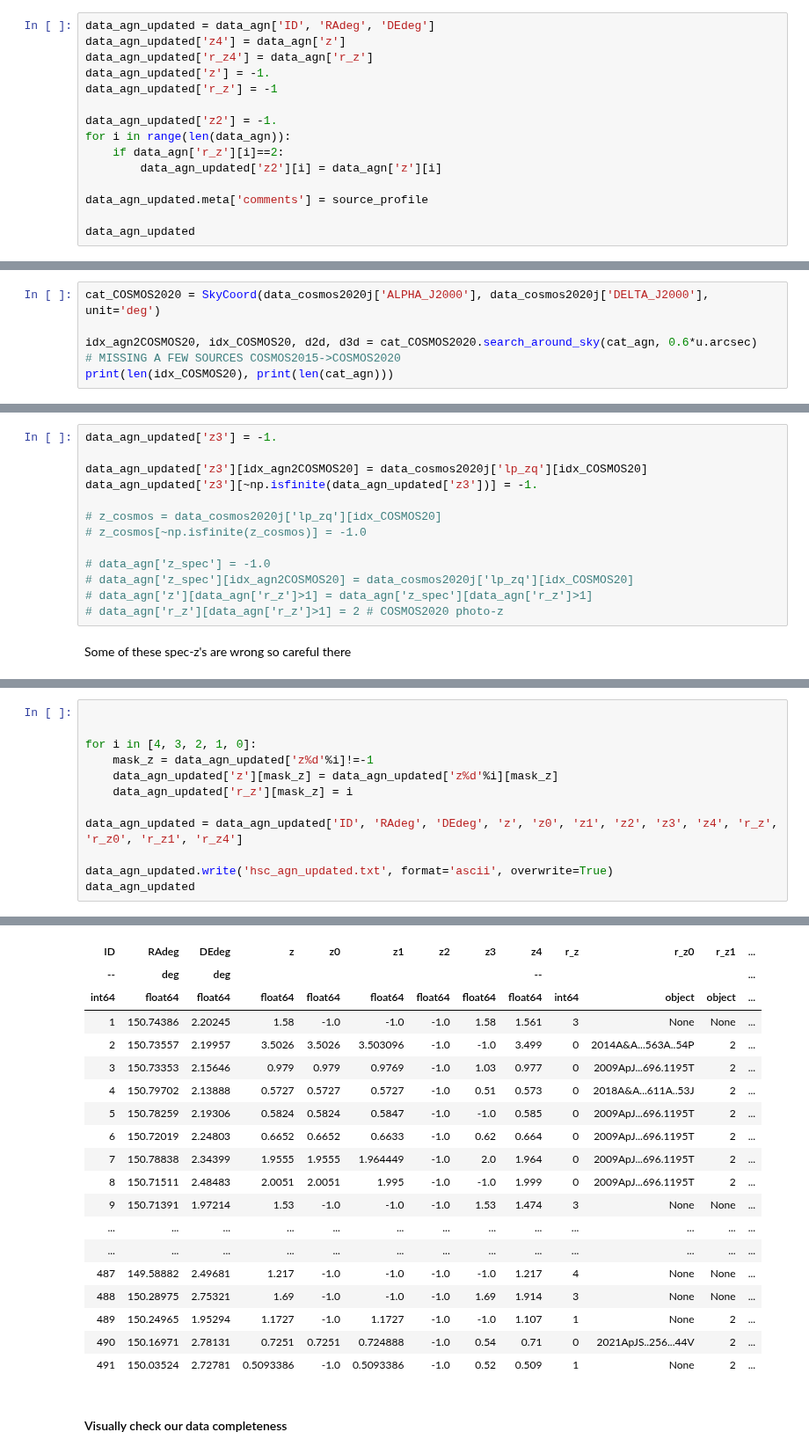
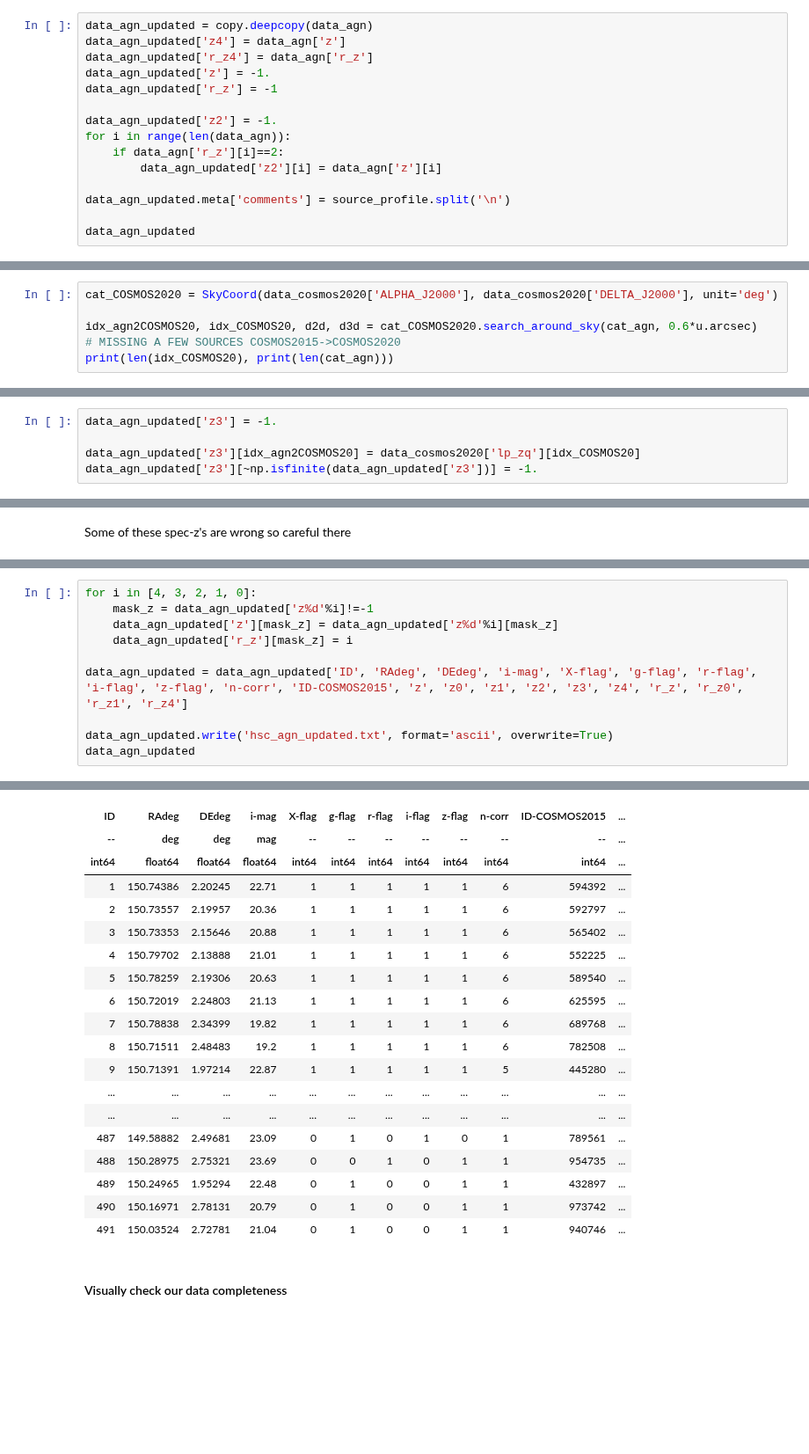
Before and after one commit to Chisen-Lupus/dwarf_agn_cosmos, a Jupyter notebook: hsc-ssp_specz.ipynb, the cells around one changed output, grey strips where cells are left out. Shown at 88% size. Drawn from its saved outputs; the diff is of its cells as text; blank space fills up the shorter version.

```diff
--- a/hsc-ssp_specz.ipynb
+++ b/hsc-ssp_specz.ipynb
@@ -77,7 +79,7 @@ with open('source_profile.txt', 'w') as f:
 Prepare the updated table by copying and adding extra columns
 Only keep DRIMOS (r_z=2) since r_z=1 is DR2 and r_z=3&1 is phot-z
 # %%
-data_agn_updated = data_agn['ID', 'RAdeg', 'DEdeg']
+data_agn_updated = copy.deepcopy(data_agn)
 data_agn_updated['z4'] = data_agn['z']
 data_agn_updated['r_z4'] = data_agn['r_z']
 data_agn_updated['z'] = -1.
@@ -88,7 +90,7 @@ for i in range(len(data_agn)):
     if data_agn['r_z'][i]==2:
         data_agn_updated['z2'][i] = data_agn['z'][i]
 
-data_agn_updated.meta['comments'] = source_profile
+data_agn_updated.meta['comments'] = source_profile.split('\n')
 
 data_agn_updated
 # %% [output]
@@ -351,7 +304,7 @@ data_cosmos2020j = table.join(data_cosmos2020, data_chandra, keys=['ID_CHANDRA']
 # %% [markdown]
 Actually do the matching to COSMOS2020
 # %%
-cat_COSMOS2020 = SkyCoord(data_cosmos2020j['ALPHA_J2000'], data_cosmos2020j['DELTA_J2000'], unit='deg')
+cat_COSMOS2020 = SkyCoord(data_cosmos2020['ALPHA_J2000'], data_cosmos2020['DELTA_J2000'], unit='deg')
 
 idx_agn2COSMOS20, idx_COSMOS20, d2d, d3d = cat_COSMOS2020.search_around_sky(cat_agn, 0.6*u.arcsec)
 # MISSING A FEW SOURCES COSMOS2015->COSMOS2020
@@ -394,3 +317,8 @@ data_cosmos2020j['CHANDRA_FLUXERR'] = np.ma.masked_array(data_cosmos2020j['CHAND
+# %%
+data_agn_updated['z3'] = -1.
+
+data_agn_updated['z3'][idx_agn2COSMOS20] = data_cosmos2020['lp_zq'][idx_COSMOS20]
+data_agn_updated['z3'][~np.isfinite(data_agn_updated['z3'])] = -1.
 # %% [markdown]
 ### Photo-z comparison
 
@@ -421,19 +349,6 @@ fig.tight_layout()
 fig.savefig('photoz.pdf', dpi=300)
 # %% [output]
 [figure]
-# %%
-data_agn_updated['z3'] = -1.
-
-data_agn_updated['z3'][idx_agn2COSMOS20] = data_cosmos2020j['lp_zq'][idx_COSMOS20]
-data_agn_updated['z3'][~np.isfinite(data_agn_updated['z3'])] = -1.
-
-# z_cosmos = data_cosmos2020j['lp_zq'][idx_COSMOS20]
-# z_cosmos[~np.isfinite(z_cosmos)] = -1.0
-
-# data_agn['z_spec'] = -1.0
-# data_agn['z_spec'][idx_agn2COSMOS20] = data_cosmos2020j['lp_zq'][idx_COSMOS20]
-# data_agn['z'][data_agn['r_z']>1] = data_agn['z_spec'][data_agn['r_z']>1]
-# data_agn['r_z'][data_agn['r_z']>1] = 2 # COSMOS2020 photo-z
 # %% [markdown]
 Some of these spec-z's are wrong so careful there
 # %% [markdown]
@@ -445,38 +360,36 @@ SIMBAD > HSC > DEIMOS > COSMOS2020 > original
 
 z0 > z1 > z2 > z3 > z4
 # %%
-
-
 for i in [4, 3, 2, 1, 0]:
     mask_z = data_agn_updated['z%d'%i]!=-1
     data_agn_updated['z'][mask_z] = data_agn_updated['z%d'%i][mask_z]
     data_agn_updated['r_z'][mask_z] = i
 
-data_agn_updated = data_agn_updated['ID', 'RAdeg', 'DEdeg', 'z', 'z0', 'z1', 'z2', 'z3', 'z4', 'r_z', 'r_z0', 'r_z1', 'r_z4']
+data_agn_updated = data_agn_updated['ID', 'RAdeg', 'DEdeg', 'i-mag', 'X-flag', 'g-flag', 'r-flag', 'i-flag', 'z-flag', 'n-corr', 'ID-COSMOS2015', 'z', 'z0', 'z1', 'z2', 'z3', 'z4', 'r_z', 'r_z0', 'r_z1', 'r_z4']
 
 data_agn_updated.write('hsc_agn_updated.txt', format='ascii', overwrite=True)
 data_agn_updated
 # %% [output]
 Table length=491
-| ID | RAdeg | DEdeg | z | z0 | z1 | z2 | z3 | z4 | r_z | r_z0 | r_z1 | ... |
-| -- | deg | deg |  |  |  |  |  | -- |  |  |  | ... |
-| int64 | float64 | float64 | float64 | float64 | float64 | float64 | float64 | float64 | int64 | object | object | ... |
-| 1 | 150.74386 | 2.20245 | 1.58 | -1.0 | -1.0 | -1.0 | 1.58 | 1.561 | 3 | None | None | ... |
-| 2 | 150.73557 | 2.19957 | 3.5026 | 3.5026 | 3.503096 | -1.0 | -1.0 | 3.499 | 0 | 2014A&A...563A..54P | 2 | ... |
-| 3 | 150.73353 | 2.15646 | 0.979 | 0.979 | 0.9769 | -1.0 | 1.03 | 0.977 | 0 | 2009ApJ...696.1195T | 2 | ... |
-| 4 | 150.79702 | 2.13888 | 0.5727 | 0.5727 | 0.5727 | -1.0 | 0.51 | 0.573 | 0 | 2018A&A...611A..53J | 2 | ... |
-| 5 | 150.78259 | 2.19306 | 0.5824 | 0.5824 | 0.5847 | -1.0 | -1.0 | 0.585 | 0 | 2009ApJ...696.1195T | 2 | ... |
-| 6 | 150.72019 | 2.24803 | 0.6652 | 0.6652 | 0.6633 | -1.0 | 0.62 | 0.664 | 0 | 2009ApJ...696.1195T | 2 | ... |
-| 7 | 150.78838 | 2.34399 | 1.9555 | 1.9555 | 1.964449 | -1.0 | 2.0 | 1.964 | 0 | 2009ApJ...696.1195T | 2 | ... |
-| 8 | 150.71511 | 2.48483 | 2.0051 | 2.0051 | 1.995 | -1.0 | -1.0 | 1.999 | 0 | 2009ApJ...696.1195T | 2 | ... |
-| 9 | 150.71391 | 1.97214 | 1.53 | -1.0 | -1.0 | -1.0 | 1.53 | 1.474 | 3 | None | None | ... |
-| ... | ... | ... | ... | ... | ... | ... | ... | ... | ... | ... | ... | ... |
-| ... | ... | ... | ... | ... | ... | ... | ... | ... | ... | ... | ... | ... |
-| 487 | 149.58882 | 2.49681 | 1.217 | -1.0 | -1.0 | -1.0 | -1.0 | 1.217 | 4 | None | None | ... |
-| 488 | 150.28975 | 2.75321 | 1.69 | -1.0 | -1.0 | -1.0 | 1.69 | 1.914 | 3 | None | None | ... |
-| 489 | 150.24965 | 1.95294 | 1.1727 | -1.0 | 1.1727 | -1.0 | -1.0 | 1.107 | 1 | None | 2 | ... |
-| 490 | 150.16971 | 2.78131 | 0.7251 | 0.7251 | 0.724888 | -1.0 | 0.54 | 0.71 | 0 | 2021ApJS..256...44V | 2 | ... |
-| 491 | 150.03524 | 2.72781 | 0.5093386 | -1.0 | 0.5093386 | -1.0 | 0.52 | 0.509 | 1 | None | 2 | ... |
+| ID | RAdeg | DEdeg | i-mag | X-flag | g-flag | r-flag | i-flag | z-flag | n-corr | ID-COSMOS2015 | ... |
+| -- | deg | deg | mag | -- | -- | -- | -- | -- | -- | -- | ... |
+| int64 | float64 | float64 | float64 | int64 | int64 | int64 | int64 | int64 | int64 | int64 | ... |
+| 1 | 150.74386 | 2.20245 | 22.71 | 1 | 1 | 1 | 1 | 1 | 6 | 594392 | ... |
+| 2 | 150.73557 | 2.19957 | 20.36 | 1 | 1 | 1 | 1 | 1 | 6 | 592797 | ... |
+| 3 | 150.73353 | 2.15646 | 20.88 | 1 | 1 | 1 | 1 | 1 | 6 | 565402 | ... |
+| 4 | 150.79702 | 2.13888 | 21.01 | 1 | 1 | 1 | 1 | 1 | 6 | 552225 | ... |
+| 5 | 150.78259 | 2.19306 | 20.63 | 1 | 1 | 1 | 1 | 1 | 6 | 589540 | ... |
+| 6 | 150.72019 | 2.24803 | 21.13 | 1 | 1 | 1 | 1 | 1 | 6 | 625595 | ... |
+| 7 | 150.78838 | 2.34399 | 19.82 | 1 | 1 | 1 | 1 | 1 | 6 | 689768 | ... |
+| 8 | 150.71511 | 2.48483 | 19.2 | 1 | 1 | 1 | 1 | 1 | 6 | 782508 | ... |
+| 9 | 150.71391 | 1.97214 | 22.87 | 1 | 1 | 1 | 1 | 1 | 5 | 445280 | ... |
+| ... | ... | ... | ... | ... | ... | ... | ... | ... | ... | ... | ... |
+| ... | ... | ... | ... | ... | ... | ... | ... | ... | ... | ... | ... |
+| 487 | 149.58882 | 2.49681 | 23.09 | 0 | 1 | 0 | 1 | 0 | 1 | 789561 | ... |
+| 488 | 150.28975 | 2.75321 | 23.69 | 0 | 0 | 1 | 0 | 1 | 1 | 954735 | ... |
+| 489 | 150.24965 | 1.95294 | 22.48 | 0 | 1 | 0 | 0 | 1 | 1 | 432897 | ... |
+| 490 | 150.16971 | 2.78131 | 20.79 | 0 | 1 | 0 | 0 | 1 | 1 | 973742 | ... |
+| 491 | 150.03524 | 2.72781 | 21.04 | 0 | 1 | 0 | 0 | 1 | 1 | 940746 | ... |
 # %% [markdown]
 #### Visually check our data completeness
 # %%
```
Also changed, not shown: parts of 24 cells of this notebook, 2 other files.
